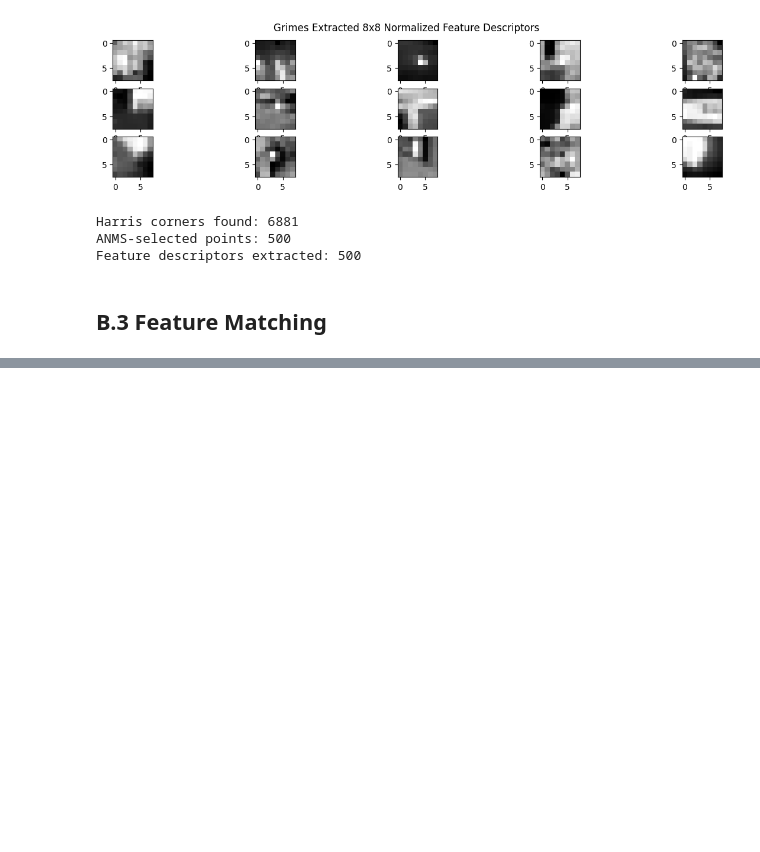
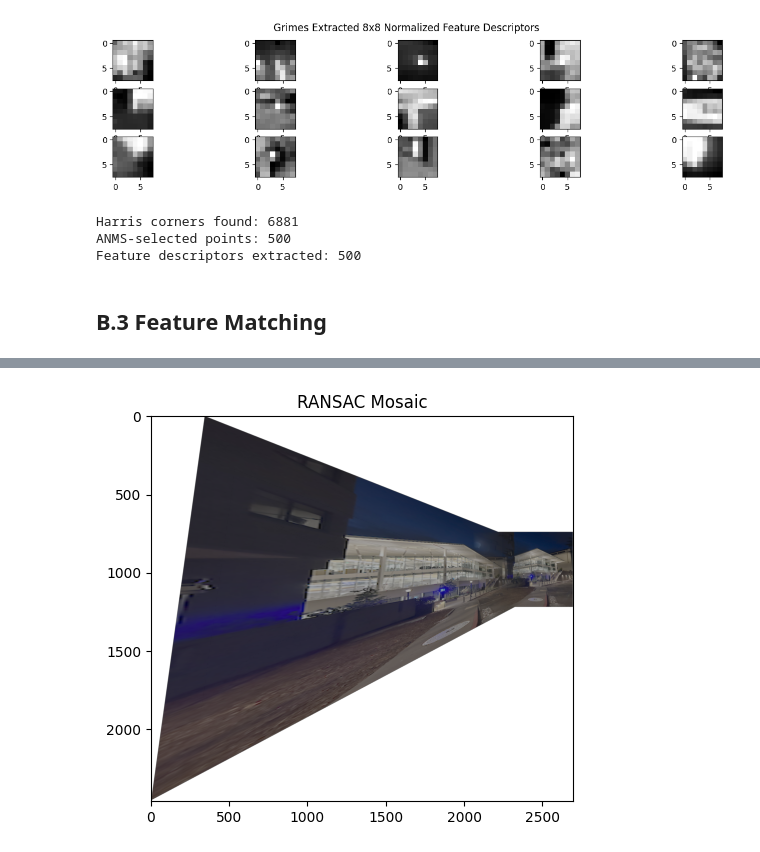
Before and after one commit to sz12433/sz12433.github.io, a Jupyter notebook: proj3/code/main.ipynb, the cells around one changed output, grey strips where cells are left out. Cells and saved outputs as stored; diff of their text form; code cells hidden in the pictures; blank space fills up the shorter version.

```diff
--- a/proj3/code/main.ipynb
+++ b/proj3/code/main.ipynb
@@ -899,15 +913,17 @@ def ransac(pts1, pts2, n_iter = 2000, tol = 3):
 # %%
 # modified mosaic with RANSAC
 
-def create_mosaic(im1, im2, pts1, pts2):
-    H_2_to_1 = computeH(pts2, pts1)
+def create_mosaic_ransac(im1, im2, pts1, pts2):
+    # H_2_to_1 = computeH(pts2, pts1)
+    H_2_to_1, inliers = ransac(pts2, pts1) # replaced with ransac()
 
+    # find corners of both images
     h1, w1 = im1.shape[:2]
     corners1 = np.array([[0, 0], [w1, 0], [w1, h1], [0, h1]])
 
     h2, w2 = im2.shape[:2]
     corners2 = np.array([[0, 0, 1], [w2, 0, 1], [w2, h2, 1], [0, h2, 1]]).T
-    corners2_transformed = H_2_to_1 @ corners2
+    corners2_transformed = H_2_to_1 @ corners2 # warp corners of im2 onto im1 coordinate plane
     corners2_transformed = (corners2_transformed / corners2_transformed[2, :])[:2, :].T # find corners post transformation
 
     all_corners = np.vstack((corners1, corners2_transformed)) # all corners in final combined mosaic
@@ -932,7 +948,7 @@ def create_mosaic(im1, im2, pts1, pts2):
     H_2_to_canvas = T @ H_2_to_1 # warping and translation T
     im2_warped = warpMosaicBilinear(im2, H_2_to_canvas, output_shape) # warp to combine with im1
 
-
+    # distance weighting to blend regions that overlap
     mask1 = (np.sum(im1_warped, axis=2) > 0)
     mask2 = (np.sum(im2_warped, axis=2) > 0)
 
@@ -940,7 +956,7 @@ def create_mosaic(im1, im2, pts1, pts2):
     weight2 = distance_transform_edt(mask2).astype(np.float32)
 
     total_weight = weight1 + weight2
-    total_weight[total_weight == 0] = 1e-8 # Avoid division by zero
+    total_weight[total_weight == 0] = 1e-8 # avoid division by zero
 
     mosaic = (im1_warped * weight1[..., None] + im2_warped * weight2[..., None]) / total_weight[..., None] # weighted average to smooth out edge artifacts
 
@@ -947,0 +969,14 @@ def create_mosaic(im1, im2, pts1, pts2):
+# %%
+# convert back into color so that warpMosaicBilinear() can handle
+im1 = skio.imread("pics/grimes1.png")
+im2 = skio.imread("pics/grimes2.png")
+
+mosaic = create_mosaic_ransac(im1, im2, matches1.T[inliers], matches2.T[inliers])# transpose again bc match_features() returns 2 x N
+
+plt.figure(figsize = (10, 5))
+plt.imshow(mosaic)
+plt.title('RANSAC Mosaic')
+plt.savefig('output/grimes_mosaic_ransac.png')
+plt.show()
+# %% [output]
+[figure, added]
```
Also changed, not shown: parts of 15 cells of this notebook, 4 other files.
